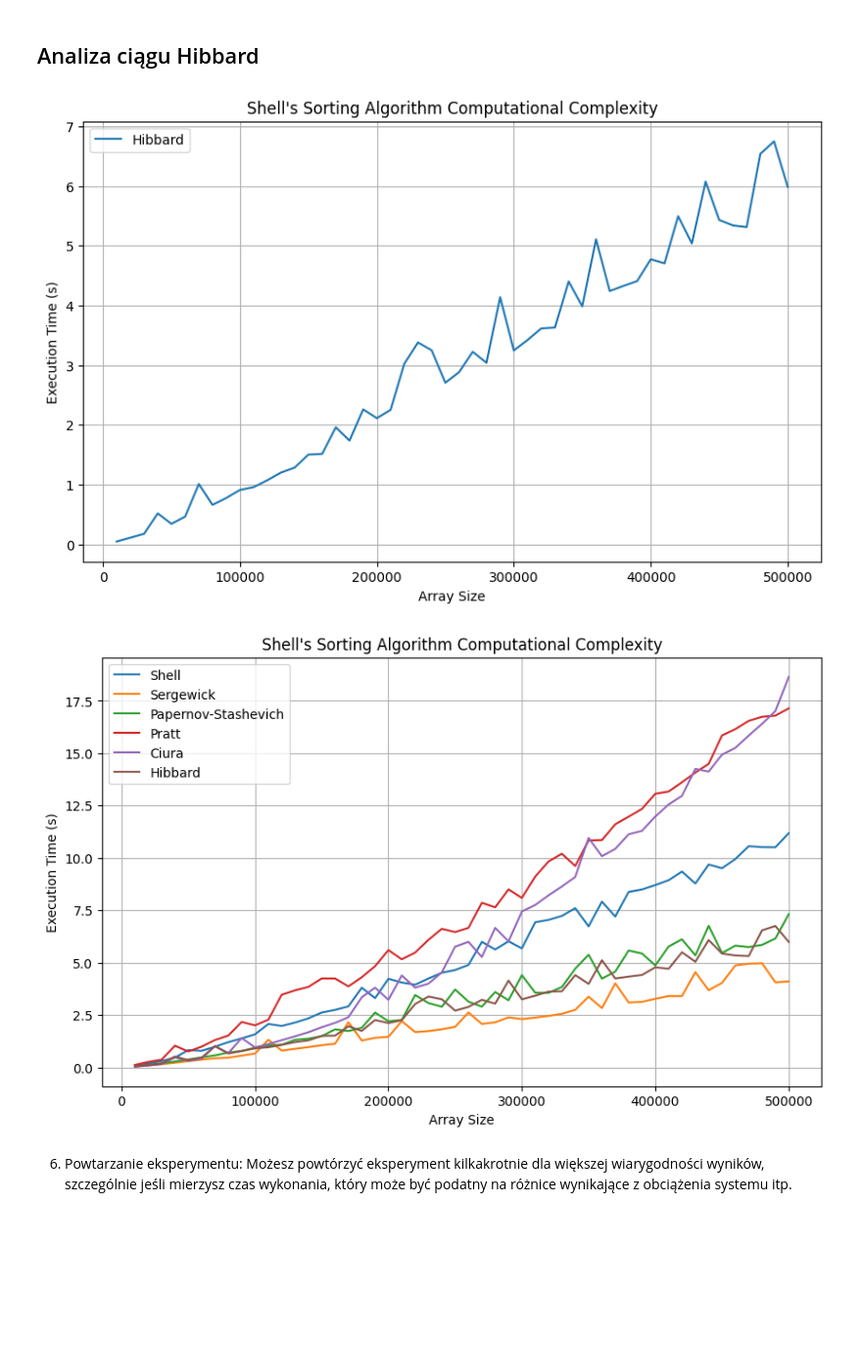
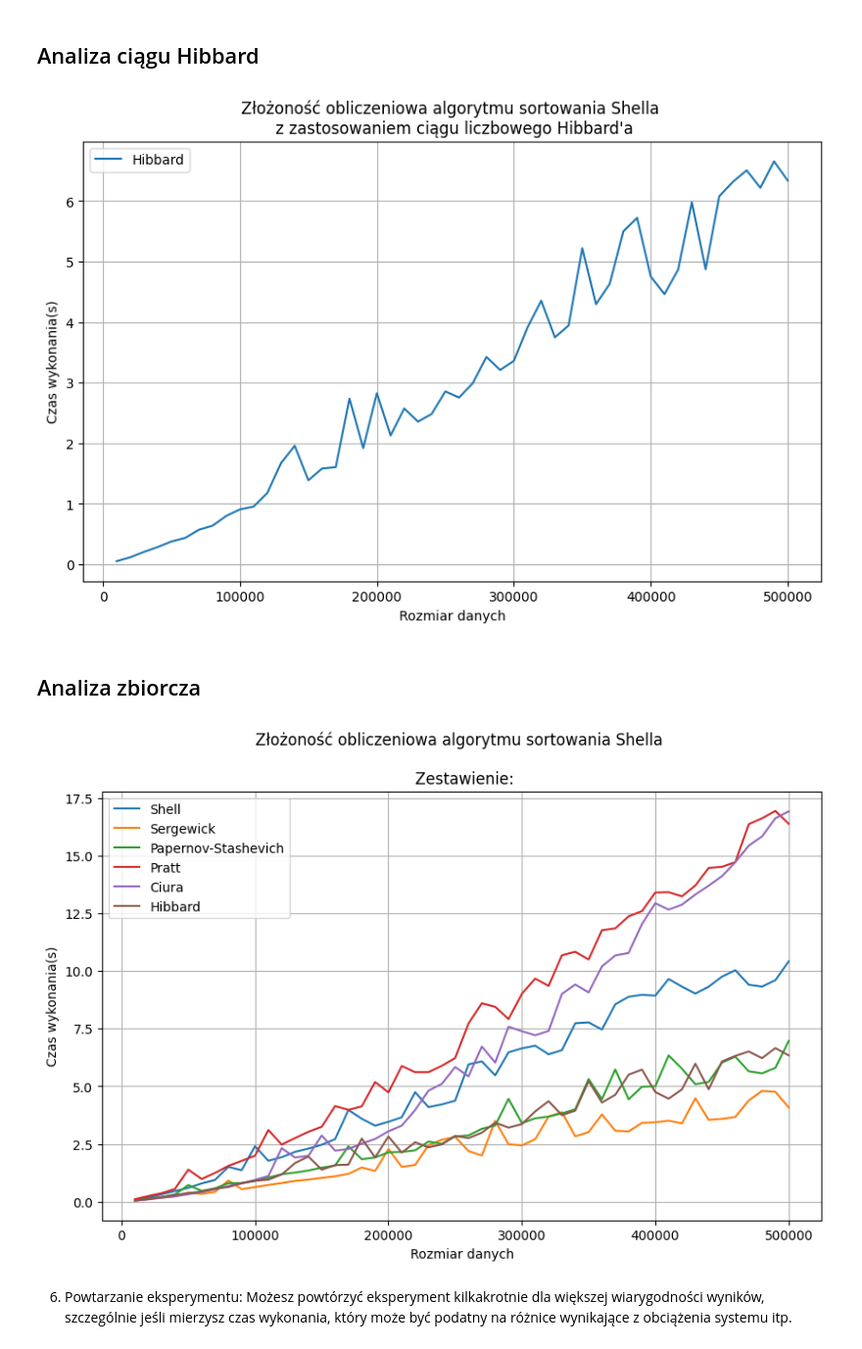
Before and after one commit to DarekW90/shell_algorithm, a Jupyter notebook: techniki_algorytmiczne.ipynb, the cells around one changed output. Shown: that part at 98% size. Cells and saved outputs as stored; diff of their text form; code cells hidden in the pictures; blank space fills up the shorter version.

```diff
--- a/techniki_algorytmiczne.ipynb
+++ b/techniki_algorytmiczne.ipynb
@@ -131,11 +131,6 @@ Hibbard: [262143, 131071, 65535, 32767, 16383, 8191, 4095, 2047, 1023, 511, 255,
 # %% [markdown]
 ### Implementacja algorytmu sortowania Shella
 # %%
-import random
-import time
-import matplotlib.pyplot as plt
-
-
 def shell_sort(arr, gap_sequence):
     for gap in gap_sequence:
         for i in range(gap, len(arr)):
@@ -170,11 +165,11 @@ sequence_5 = arr_ciura
 sequence_6 = rev_arr_hibbard
 
 # Test for array sizes from 10000 to 500000 in steps of 10000
-array_sizes = range(10000, 50001, 10000)
+array_sizes = range(10000, 500001, 10000)
 
 
-print("Testing Shell's Sorting Algorithm with Different Sequences of Increments:\n")
-print("Array Size\t| Shell\t\t| Sergewick\t| Papernov-Stashevich\t| Pratt\t\t| Ciura\t\t| Hibbard")
+print("Testowanie algorytmu sortowania Shell'a za pomocą różnych sekwencji przyrostów:\n")
+print("Rozmiar danych\t| Shell\t\t| Sergewick\t| Papernov-Stashevich\t| Pratt\t\t| Ciura\t\t| Hibbard")
 print("-" * 115)
 
 for size in array_sizes:
@@ -196,8 +191,9 @@ times_4 = []
 times_5 = []
 times_6 = []
 
+print(f"\nZapis danych do przygotowania wykresów: ")
 # Run tests
-for size in array_sizes:
+for size in tqdm(array_sizes):
     time_1 = test_shell_sort(size, sequence_1)
     time_2 = test_shell_sort(size, sequence_2)
     time_3 = test_shell_sort(size, sequence_3)
@@ -313,34 +317,36 @@ print()
 plt.figure(figsize=(10, 6))
 plt.plot(array_sizes, times_6, label='Hibbard')
 
-plt.title("Shell's Sorting Algorithm Computational Complexity")
-plt.xlabel("Array Size")
-plt.ylabel("Execution Time (s)")
+plt.title("Złożoność obliczeniowa algorytmu sortowania Shella \n z zastosowaniem ciągu liczbowego Hibbard'a")
+plt.xlabel("Rozmiar danych")
+plt.ylabel("Czas wykonania(s)")
 plt.legend()
 plt.grid(True)
 plt.show()
 # %% [output]
-[figure, old version]
+[figure, new version]
+# %% [markdown]
+## Analiza zbiorcza
 # %%
 # Plot results
 print()
 plt.figure(figsize=(10, 6))
 plt.plot(array_sizes, times_1, label='Shell')
 plt.plot(array_sizes, times_2, label='Sergewick')
 plt.plot(array_sizes, times_3, label='Papernov-Stashevich')
 plt.plot(array_sizes, times_4, label='Pratt')
 plt.plot(array_sizes, times_5, label='Ciura')
 plt.plot(array_sizes, times_6, label='Hibbard')
 # plt.plot(array_sizes, times_3, label='O(n^(3/2))')
 
-plt.title("Shell's Sorting Algorithm Computational Complexity")
-plt.xlabel("Array Size")
-plt.ylabel("Execution Time (s)")
+plt.title("Złożoność obliczeniowa algorytmu sortowania Shella \n\n Zestawienie:")
+plt.xlabel("Rozmiar danych")
+plt.ylabel("Czas wykonania(s)")
 plt.legend()
 plt.grid(True)
 plt.show()
 # %% [output]
-[figure, old version]
+[figure, new version]
 # %% [markdown]
 6.	Powtarzanie eksperymentu: Możesz powtórzyć eksperyment kilkakrotnie dla większej wiarygodności wyników, szczególnie jeśli mierzysz czas wykonania, który może być podatny na różnice wynikające z obciążenia systemu itp.
 # %% [markdown]
```
Also changed, not shown: parts of 6 cells of this notebook.
